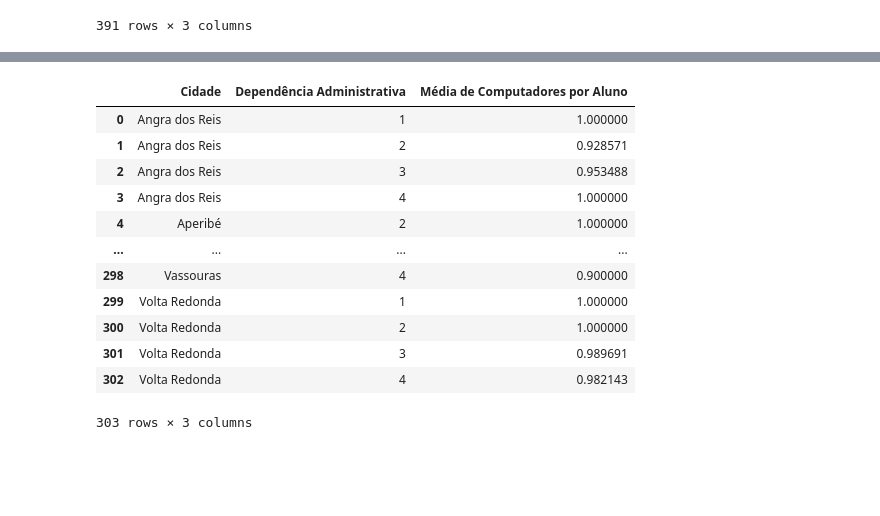
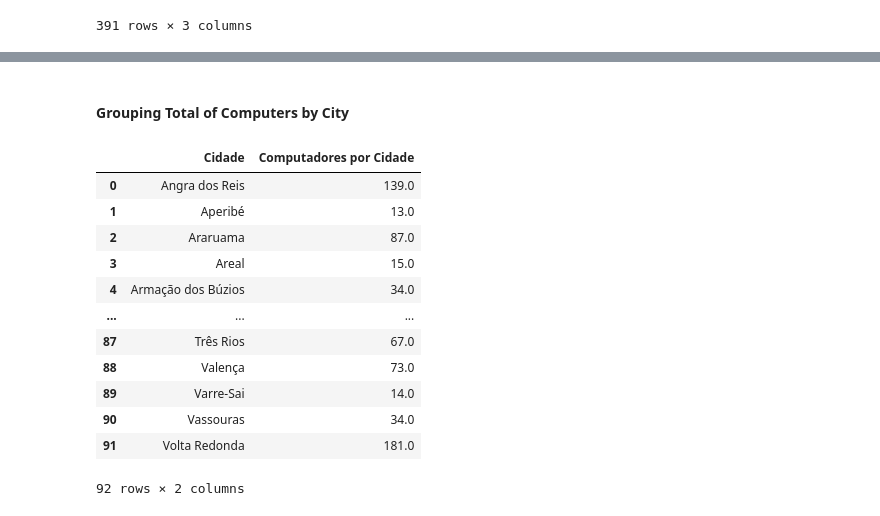
Before and after one commit to iaracastro/SchoolCensorshipAnalysis, a Jupyter notebook: analysis.ipynb, the cells around one changed output, grey strips where cells are left out. Cells and saved outputs as stored; diff of their text form; code cells hidden in the pictures; blank space fills up the shorter version.

Commit message:
Adding Groupings and Graph

```diff
--- a/analysis.ipynb
+++ b/analysis.ipynb
@@ -53,26 +85,23 @@ df_Angra.head()
+# %% [markdown]
+#### Grouping Total of Computers by City
 # %%
-
 # Agrupar os dados por cidade e dependência administrativa
-grouped = df.groupby(['NO_MUNICIPIO', 'TP_DEPENDENCIA'])['IN_COMPUTADOR'].mean().reset_index()
+grouped = df.groupby(['NO_MUNICIPIO'])['IN_COMPUTADOR'].sum().reset_index()
 
 # Renomear as colunas para ficarem mais claras
-grouped.columns = ['Cidade', 'Dependência Administrativa', 'Média de Computadores por Aluno']
-
-# Exibir os resultados
-# print(grouped)
-
+grouped.columns = ['Cidade', 'Computadores por Cidade']
 grouped
 # %% [output]
-|  | Cidade | Dependência Administrativa | Média de Computadores por Aluno |
-| 0 | Angra dos Reis | 1 | 1.000000 |
-| 1 | Angra dos Reis | 2 | 0.928571 |
-| 2 | Angra dos Reis | 3 | 0.953488 |
-| 3 | Angra dos Reis | 4 | 1.000000 |
-| 4 | Aperibé | 2 | 1.000000 |
-| ... | ... | ... | ... |
-| 298 | Vassouras | 4 | 0.900000 |
-| 299 | Volta Redonda | 1 | 1.000000 |
-| 300 | Volta Redonda | 2 | 1.000000 |
-| 301 | Volta Redonda | 3 | 0.989691 |
-| 302 | Volta Redonda | 4 | 0.982143 |
+|  | Cidade | Computadores por Cidade |
+| 0 | Angra dos Reis | 139.0 |
+| 1 | Aperibé | 13.0 |
+| 2 | Araruama | 87.0 |
+| 3 | Areal | 15.0 |
+| 4 | Armação dos Búzios | 34.0 |
+| ... | ... | ... |
+| 87 | Três Rios | 67.0 |
+| 88 | Valença | 73.0 |
+| 89 | Varre-Sai | 14.0 |
+| 90 | Vassouras | 34.0 |
+| 91 | Volta Redonda | 181.0 |
-303 rows × 3 columns
+92 rows × 2 columns
```
Also changed, not shown: parts of 7 cells of this notebook.
